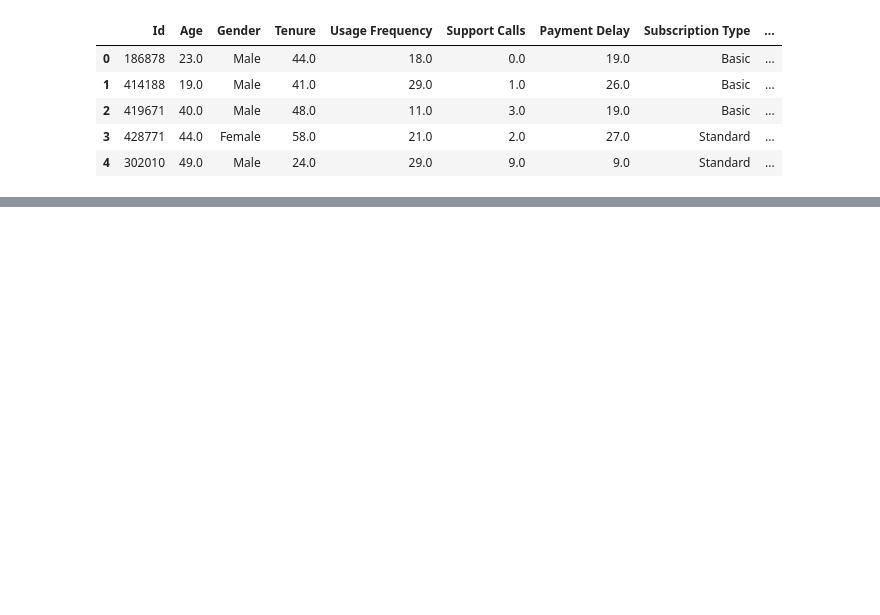
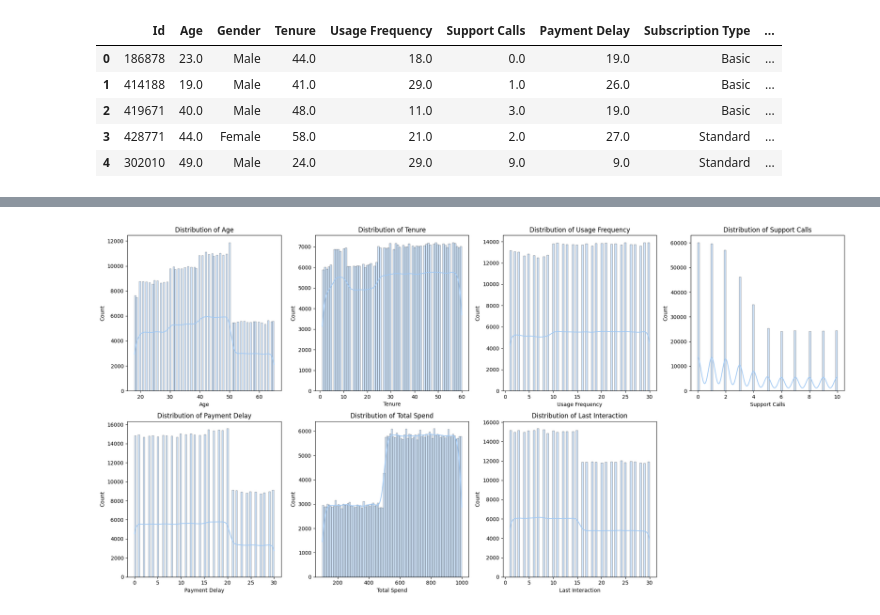
Before and after one commit to ssabrut/customer-churn-mlops, a Jupyter notebook: notebooks/eda.ipynb, the cells around one changed output, grey strips where cells are left out. Saved outputs shown, nothing was run; the diff lists cells and outputs as text; code cells hidden in the pictures; blank space fills up the shorter version.

Commit message:
feat: added eda until bivariate analysis between numerical feature and target

```diff
--- a/notebooks/eda.ipynb
+++ b/notebooks/eda.ipynb
@@ -12,0 +106,5 @@ df.head()
+# %%
+import numpy as np
+
+numerical_features = [col for col in df.columns if df[col].dtype == np.float64 and col != "Churn"]
+numerical_features
@@ -12,0 +119,14 @@ df.head()
+# %%
+
+fig, axes = plt.subplots(nrows=2, ncols=4, figsize=(20, 10))
+axes_list = axes.flatten()
+
+for feature, ax in zip(numerical_features, axes_list):
+    sns.histplot(data=df, x=feature, kde=True, ax=ax)
+    ax.set_title(f'Distribution of {feature}')
+
+axes_list[7].axis('off')
+plt.tight_layout()
+plt.show()
+# %% [output]
+[figure, added]
```
Also changed, not shown: parts of 13 cells of this notebook, 2 other files.
